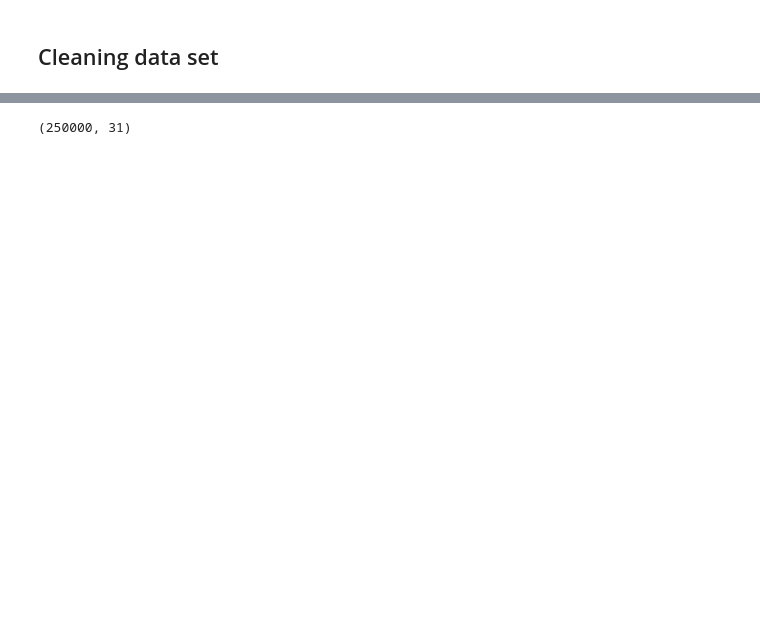
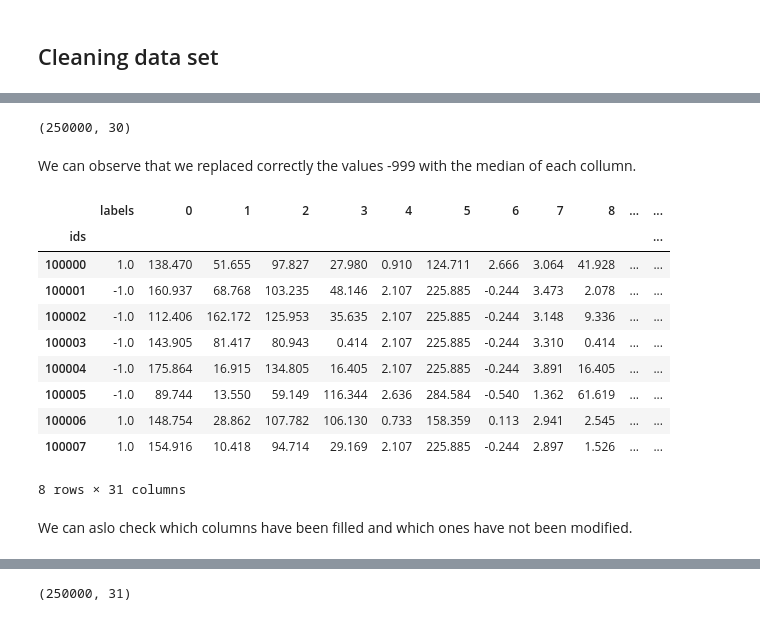
Before and after one commit to Shirley0210/PCML_project1, a Jupyter notebook: project1.ipynb, the cells around one changed output, grey strips where cells are left out. Cells and saved outputs as stored; diff of their text form; code cells hidden in the pictures; blank space fills up the shorter version.

```diff
--- a/project1.ipynb
+++ b/project1.ipynb
@@ -24,12 +57,19 @@ def clean_data(tx):
     nbrRows = tx.shape[0]
     nbrColunms = tx.shape[1]
     tx_temp = np.zeros((nbrRows,nbrColunms))
+    modified_columns = [False] * nbrColunms
 
     for columnID in range(nbrColunms):
-        currentColumn = tx[:,columnID]
+        currentColumn = tx[:,columnID].copy()
 
         # extract indices with -999 values
-        nanIndices = np.where(currentColumn == -999)
+        nanIndices = []
+
+        for rowID in range(nbrRows):
+            if currentColumn[rowID] == -999.000:
+                nanIndices.append(rowID)
+                modified_columns[columnID] = True
+
         tempColumm = np.delete(currentColumn, nanIndices, axis=0)
 
         # replace -999 values with median
@@ -38,4 +78,29 @@ def clean_data(tx):
 
         tx_temp[:,columnID] = currentColumn
 
-    return tx_temp
+    return tx_temp, modified_columns
+# %%
+tX_cleaned, modified_columns = clean_data(tX)
+tX_cleaned.shape
+# %% [output]
+(250000, 30)
+# %% [markdown]
+We can observe that we replaced correctly the values -999 with the median of each collumn.
+# %%
+df_cleaned = pd.concat([pd.DataFrame({'labels': y, 'ids': ids}), pd.DataFrame(tX_cleaned)], axis=1)
+df_cleaned_indexed = df_cleaned.set_index(['ids'])
+df_cleaned_indexed.head(8)
+# %% [output]
+|  | labels | 0 | 1 | 2 | 3 | 4 | 5 | 6 | 7 | 8 | ... | ... |
+| ids |  |  |  |  |  |  |  |  |  |  |  | ... |
+| 100000 | 1.0 | 138.470 | 51.655 | 97.827 | 27.980 | 0.910 | 124.711 | 2.666 | 3.064 | 41.928 | ... | ... |
+| 100001 | -1.0 | 160.937 | 68.768 | 103.235 | 48.146 | 2.107 | 225.885 | -0.244 | 3.473 | 2.078 | ... | ... |
+| 100002 | -1.0 | 112.406 | 162.172 | 125.953 | 35.635 | 2.107 | 225.885 | -0.244 | 3.148 | 9.336 | ... | ... |
+| 100003 | -1.0 | 143.905 | 81.417 | 80.943 | 0.414 | 2.107 | 225.885 | -0.244 | 3.310 | 0.414 | ... | ... |
+| 100004 | -1.0 | 175.864 | 16.915 | 134.805 | 16.405 | 2.107 | 225.885 | -0.244 | 3.891 | 16.405 | ... | ... |
+| 100005 | -1.0 | 89.744 | 13.550 | 59.149 | 116.344 | 2.636 | 284.584 | -0.540 | 1.362 | 61.619 | ... | ... |
+| 100006 | 1.0 | 148.754 | 28.862 | 107.782 | 106.130 | 0.733 | 158.359 | 0.113 | 2.941 | 2.545 | ... | ... |
+| 100007 | 1.0 | 154.916 | 10.418 | 94.714 | 29.169 | 2.107 | 225.885 | -0.244 | 2.897 | 1.526 | ... | ... |
+8 rows × 31 columns
+# %% [markdown]
+We can aslo check which columns have been filled and which ones have not been modified.
```
Also changed, not shown: parts of 84 cells of this notebook.
